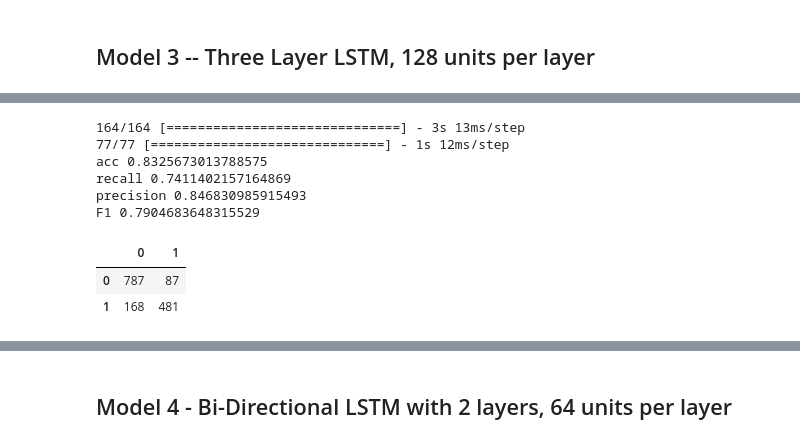
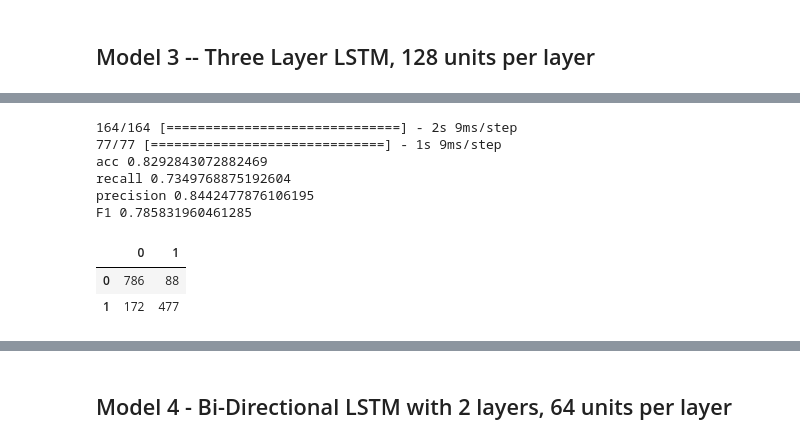
Before and after one commit to albert-kepner/kaggle_disaster_tweets, a Jupyter notebook: DisasterTweetsProject.ipynb, the cells around one changed output, grey strips where cells are left out. Cells and saved outputs as stored; diff of their text form; code cells hidden in the pictures.

```diff
--- a/DisasterTweetsProject.ipynb
+++ b/DisasterTweetsProject.ipynb
@@ -612,29 +675,29 @@ Epoch 12: early stopping
 # %%
 sub_num = 18
 
 predict_proba = model.predict(X_test,batch_size=20)
 predict = (predict_proba > 0.5).astype(int)
 
 submission = pd.DataFrame(df_test['id'])
 submission['target']=predict
 
 submission.to_csv(f'data/submission{sub_num}.csv',index=False)
 submission
 
 yp_proba = model.predict(X_valid, batch_size=20)
-yp = (yp_proba > 0.402).astype(int)
+yp = (yp_proba > 0.5).astype(int)
 print('acc', accuracy_score(valid_y, yp))
 print('recall', recall_score(valid_y, yp))
 print('precision', precision_score(valid_y, yp))
 print('F1', f1_score(valid_y, yp))
 pd.DataFrame(confusion_matrix(valid_y,yp))
 # %% [output]
-164/164 [==============================] - 3s 13ms/step
-77/77 [==============================] - 1s 12ms/step
-acc 0.8325673013788575
-recall 0.7411402157164869
-precision 0.846830985915493
-F1 0.7904683648315529
+164/164 [==============================] - 2s 9ms/step
+77/77 [==============================] - 1s 9ms/step
+acc 0.8292843072882469
+recall 0.7349768875192604
+precision 0.8442477876106195
+F1 0.785831960461285
 |  | 0 | 1 |
-| 0 | 787 | 87 |
-| 1 | 168 | 481 |
+| 0 | 786 | 88 |
+| 1 | 172 | 477 |
```
Also changed, not shown: parts of 25 cells of this notebook, 1 other file.
